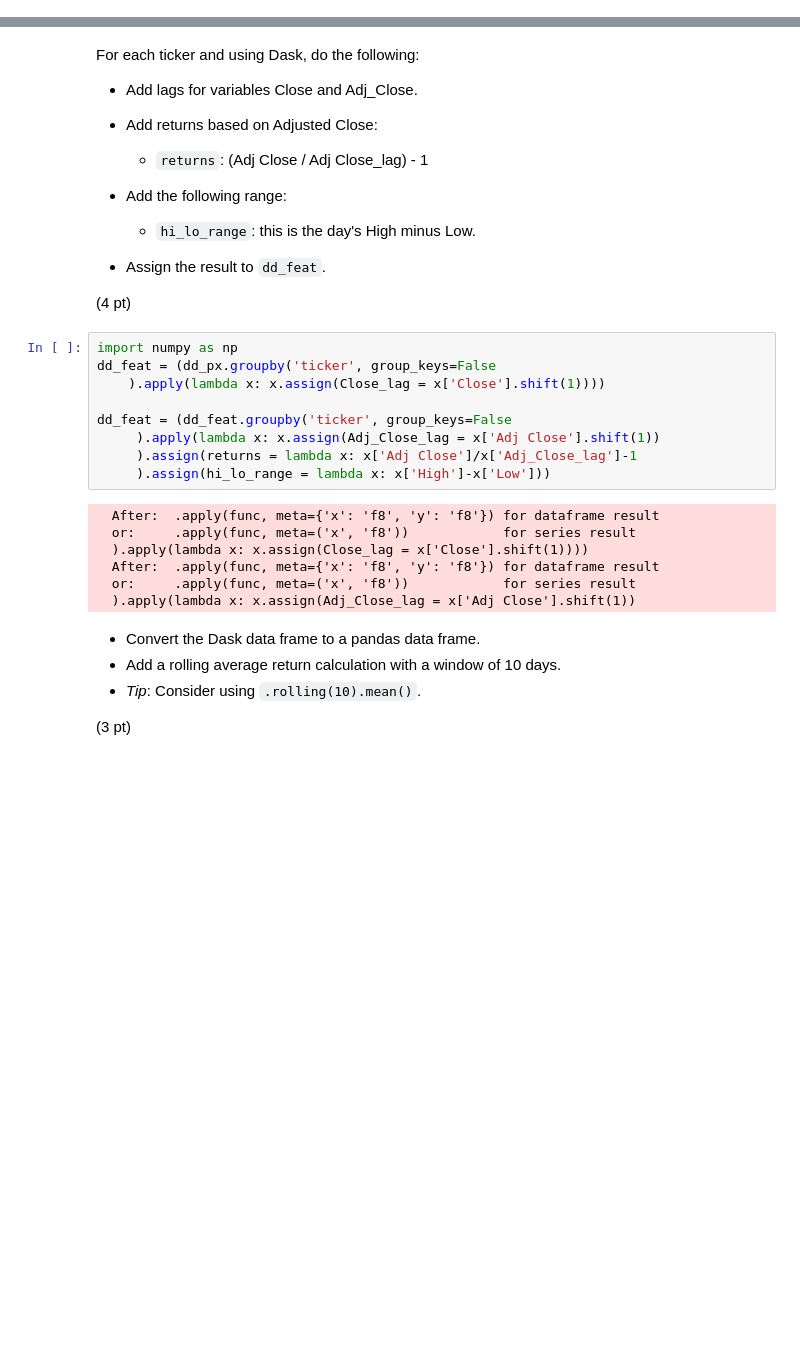
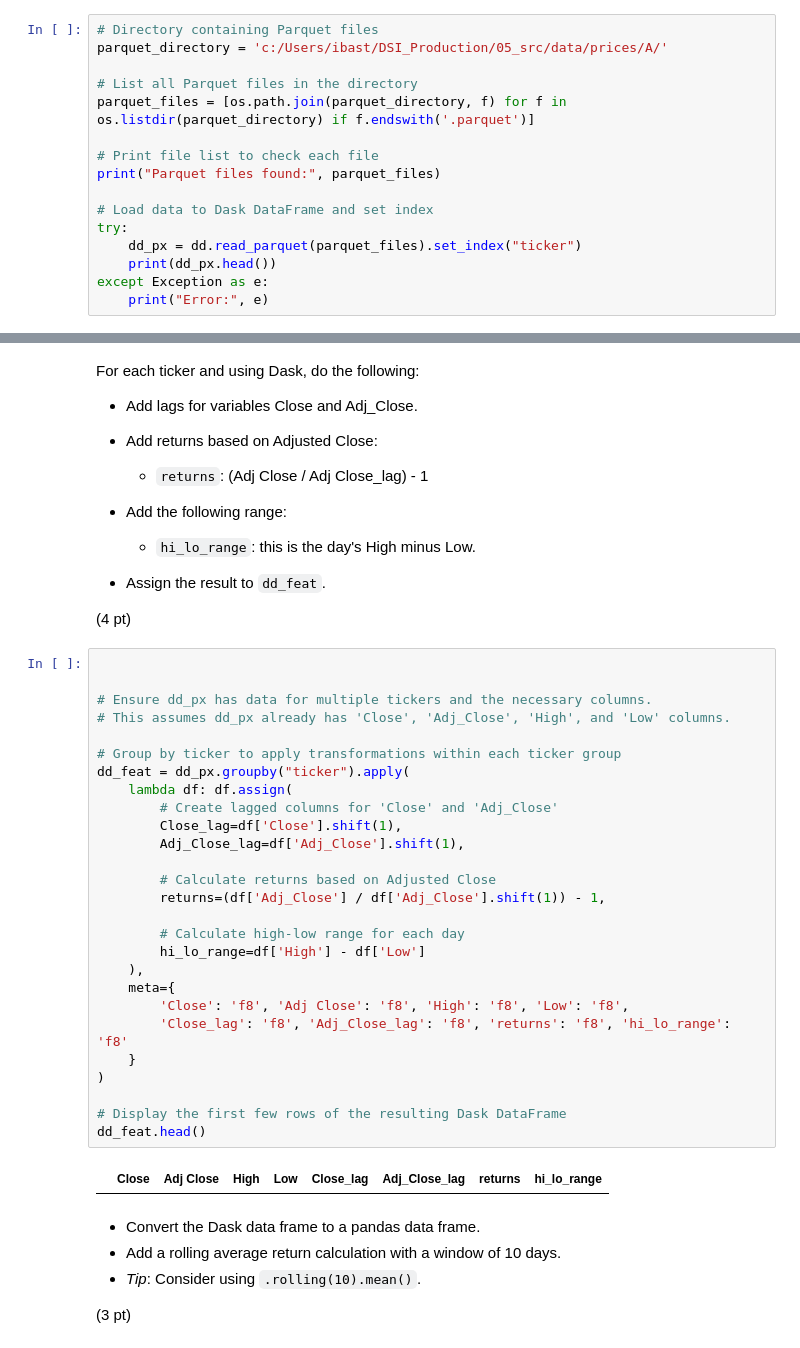
Before and after one commit to UofT-DSI/production, a Jupyter notebook: 02_activities/assignments/assignment_1.ipynb, the cells around one changed output, grey strips where cells are left out. Saved outputs shown, nothing was run; the diff lists cells and outputs as text; blank space fills up the shorter version.

```diff
--- a/02_activities/assignments/assignment_1.ipynb
+++ b/02_activities/assignments/assignment_1.ipynb
@@ -33,0 +104,16 @@ WARNING: Ignoring invalid distribution -andas (c:\users\ibast\appdata\local\prog
+# %%
+# Directory containing Parquet files
+parquet_directory = 'c:/Users/ibast/DSI_Production/05_src/data/prices/A/'
+
+# List all Parquet files in the directory
+parquet_files = [os.path.join(parquet_directory, f) for f in os.listdir(parquet_directory) if f.endswith('.parquet')]
+
+# Print file list to check each file
+print("Parquet files found:", parquet_files)
+
+# Load data to Dask DataFrame and set index
+try:
+    dd_px = dd.read_parquet(parquet_files).set_index("ticker")
+    print(dd_px.head())
+except Exception as e:
+    print("Error:", e)
@@ -104,22 +147,35 @@ For each ticker and using Dask, do the following:
 + Assign the result to `dd_feat`.
 
 (4 pt)
-# %%
-import numpy as np
-dd_feat = (dd_px.groupby('ticker', group_keys=False
-    ).apply(lambda x: x.assign(Close_lag = x['Close'].shift(1))))
-
-dd_feat = (dd_feat.groupby('ticker', group_keys=False
-     ).apply(lambda x: x.assign(Adj_Close_lag = x['Adj Close'].shift(1))
-     ).assign(returns = lambda x: x['Adj Close']/x['Adj_Close_lag']-1
-     ).assign(hi_lo_range = lambda x: x['High']-x['Low']))
-# %% [output]
-  After:  .apply(func, meta={'x': 'f8', 'y': 'f8'}) for dataframe result
-  or:     .apply(func, meta=('x', 'f8'))            for series result
-  ).apply(lambda x: x.assign(Close_lag = x['Close'].shift(1))))
-  After:  .apply(func, meta={'x': 'f8', 'y': 'f8'}) for dataframe result
-  or:     .apply(func, meta=('x', 'f8'))            for series result
-  ).apply(lambda x: x.assign(Adj_Close_lag = x['Adj Close'].shift(1))
+# %%
+
+
+# Ensure dd_px has data for multiple tickers and the necessary columns.
+# This assumes dd_px already has 'Close', 'Adj_Close', 'High', and 'Low' columns.
+
+# Group by ticker to apply transformations within each ticker group
+dd_feat = dd_px.groupby("ticker").apply(
+    lambda df: df.assign(
+        # Create lagged columns for 'Close' and 'Adj_Close'
+        Close_lag=df['Close'].shift(1),
+        Adj_Close_lag=df['Adj_Close'].shift(1),
+
+        # Calculate returns based on Adjusted Close
+        returns=(df['Adj_Close'] / df['Adj_Close'].shift(1)) - 1,
+
+        # Calculate high-low range for each day
+        hi_lo_range=df['High'] - df['Low']
+    ),
+    meta={
+        'Close': 'f8', 'Adj Close': 'f8', 'High': 'f8', 'Low': 'f8',
+        'Close_lag': 'f8', 'Adj_Close_lag': 'f8', 'returns': 'f8', 'hi_lo_range': 'f8'
+    }
+)
+
+# Display the first few rows of the resulting Dask DataFrame
+dd_feat.head()
+# %% [output]
+|  | Close | Adj Close | High | Low | Close_lag | Adj_Close_lag | returns | hi_lo_range |
 # %% [markdown]
 + Convert the Dask data frame to a pandas data frame.
 + Add a rolling average return calculation with a window of 10 days.
```
Also changed, not shown: parts of 17 cells of this notebook.
